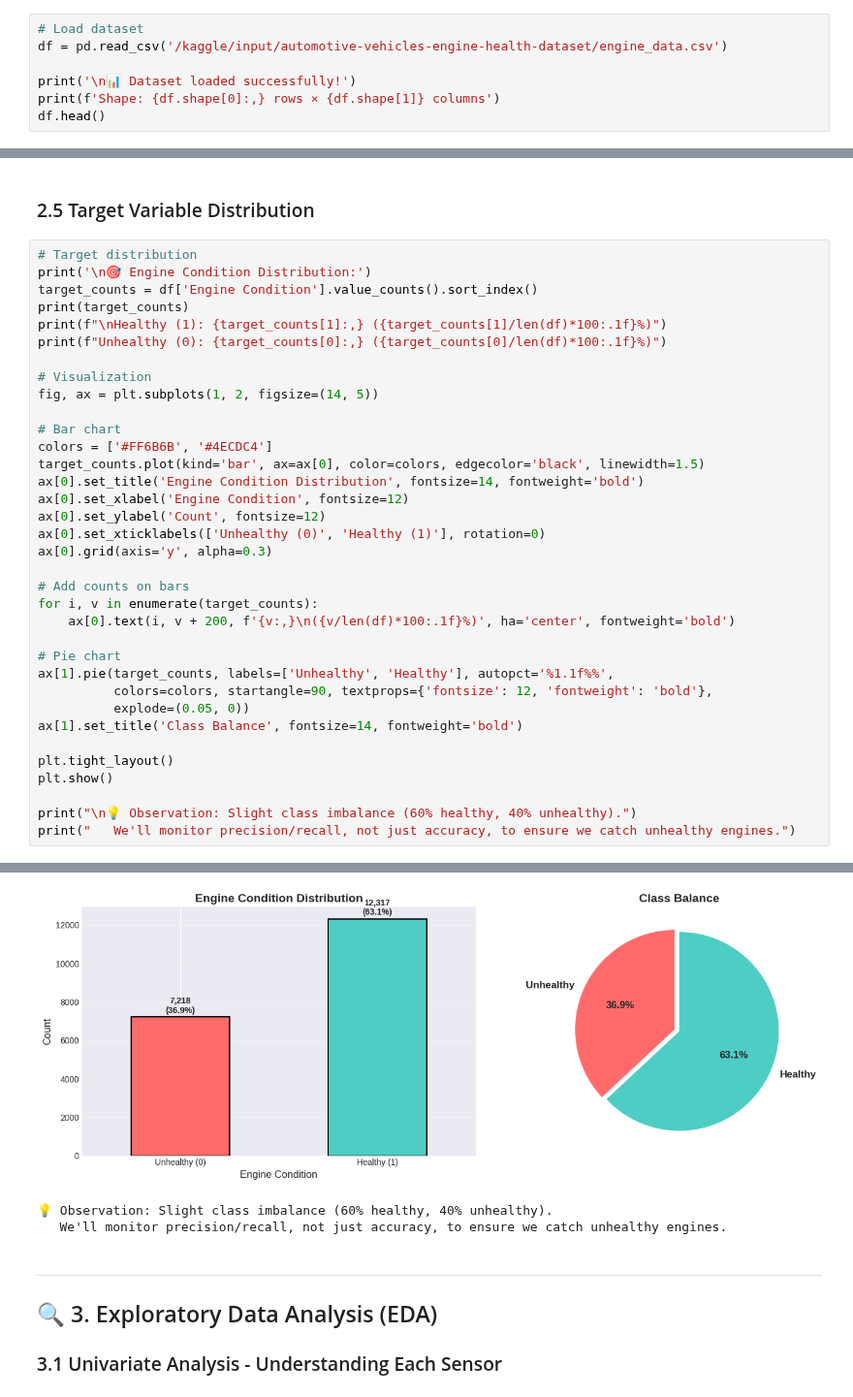
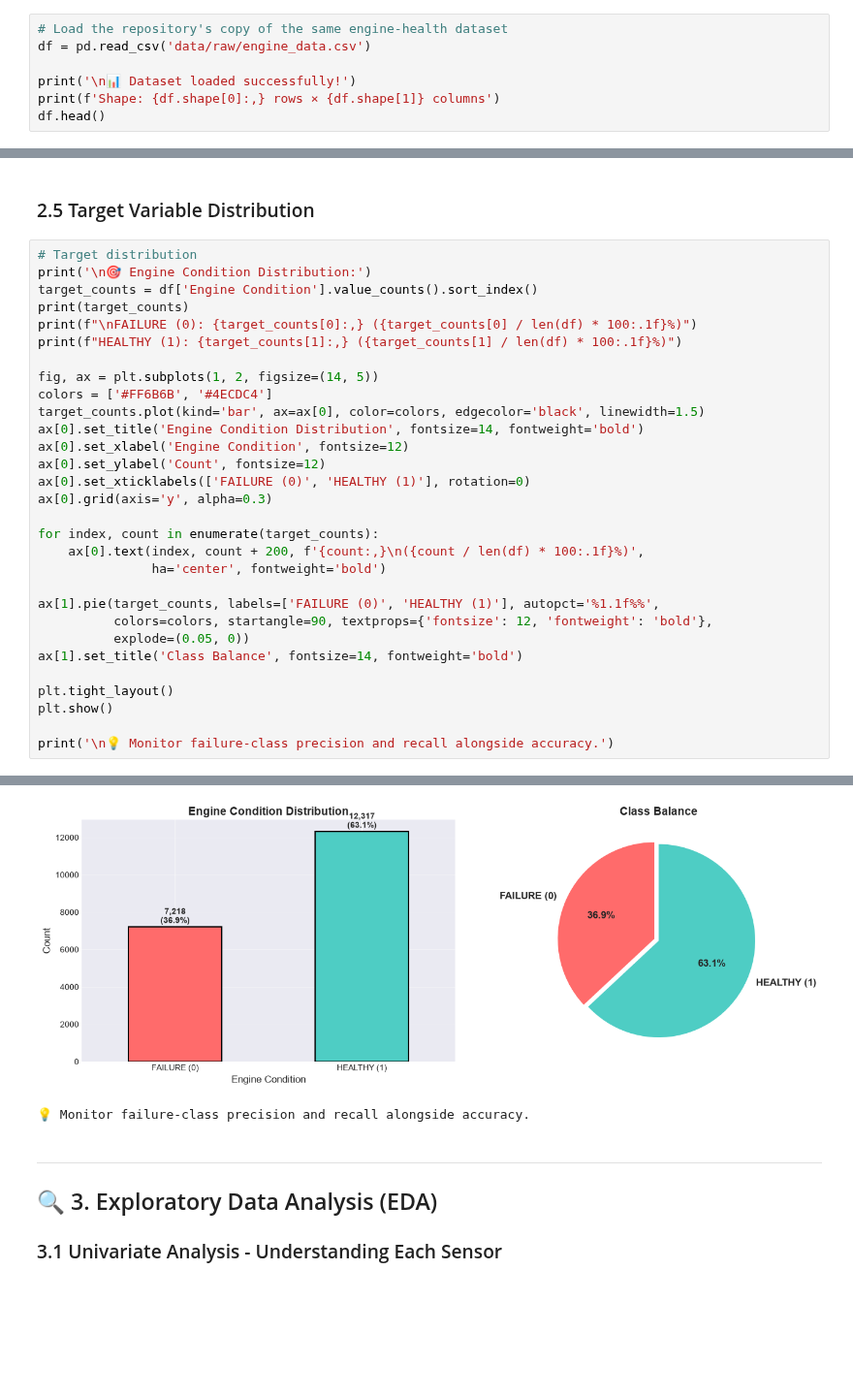
Before and after one commit to tanushreenerella/AI-Predictive-Vehicle-Maintenance, a Jupyter notebook: engine-health-prediction-69-failure-detection.ipynb, the cells around one changed output, grey strips where cells are left out. Shown at 97% size. Cells and saved outputs as stored; diff of their text form; blank space fills up the shorter version.

```diff
--- a/engine-health-prediction-69-failure-detection.ipynb
+++ b/engine-health-prediction-69-failure-detection.ipynb
@@ -104,8 +92,8 @@ print('✅ Libraries imported successfully')
 # %% [output]
 ✅ Libraries imported successfully
 # %%
-# Load dataset
-df = pd.read_csv('/kaggle/input/automotive-vehicles-engine-health-dataset/engine_data.csv')
+# Load the repository's copy of the same engine-health dataset
+df = pd.read_csv('data/raw/engine_data.csv')
 
 print('\n📊 Dataset loaded successfully!')
 print(f'Shape: {df.shape[0]:,} rows × {df.shape[1]} columns')
@@ -216,27 +202,23 @@ dtype: object
 print('\n🎯 Engine Condition Distribution:')
 target_counts = df['Engine Condition'].value_counts().sort_index()
 print(target_counts)
-print(f"\nHealthy (1): {target_counts[1]:,} ({target_counts[1]/len(df)*100:.1f}%)")
-print(f"Unhealthy (0): {target_counts[0]:,} ({target_counts[0]/len(df)*100:.1f}%)")
+print(f"\nFAILURE (0): {target_counts[0]:,} ({target_counts[0] / len(df) * 100:.1f}%)")
+print(f"HEALTHY (1): {target_counts[1]:,} ({target_counts[1] / len(df) * 100:.1f}%)")
 
-# Visualization
 fig, ax = plt.subplots(1, 2, figsize=(14, 5))
-
-# Bar chart
 colors = ['#FF6B6B', '#4ECDC4']
 target_counts.plot(kind='bar', ax=ax[0], color=colors, edgecolor='black', linewidth=1.5)
 ax[0].set_title('Engine Condition Distribution', fontsize=14, fontweight='bold')
 ax[0].set_xlabel('Engine Condition', fontsize=12)
 ax[0].set_ylabel('Count', fontsize=12)
-ax[0].set_xticklabels(['Unhealthy (0)', 'Healthy (1)'], rotation=0)
+ax[0].set_xticklabels(['FAILURE (0)', 'HEALTHY (1)'], rotation=0)
 ax[0].grid(axis='y', alpha=0.3)
 
-# Add counts on bars
-for i, v in enumerate(target_counts):
-    ax[0].text(i, v + 200, f'{v:,}\n({v/len(df)*100:.1f}%)', ha='center', fontweight='bold')
+for index, count in enumerate(target_counts):
+    ax[0].text(index, count + 200, f'{count:,}\n({count / len(df) * 100:.1f}%)',
+               ha='center', fontweight='bold')
 
-# Pie chart
-ax[1].pie(target_counts, labels=['Unhealthy', 'Healthy'], autopct='%1.1f%%',
+ax[1].pie(target_counts, labels=['FAILURE (0)', 'HEALTHY (1)'], autopct='%1.1f%%',
           colors=colors, startangle=90, textprops={'fontsize': 12, 'fontweight': 'bold'},
           explode=(0.05, 0))
 ax[1].set_title('Class Balance', fontsize=14, fontweight='bold')
@@ -244,8 +226,7 @@ ax[1].set_title('Class Balance', fontsize=14, fontweight='bold')
 plt.tight_layout()
 plt.show()
 
-print("\n💡 Observation: Slight class imbalance (60% healthy, 40% unhealthy).")
-print("   We'll monitor precision/recall, not just accuracy, to ensure we catch unhealthy engines.")
+print('\n💡 Monitor failure-class precision and recall alongside accuracy.')
 # %% [output]
 🎯 Engine Condition Distribution:
 Engine Condition
@@ -258,6 +239,5 @@ Unhealthy (0): 7,218 (36.9%)
-[figure, old version]
+[figure, new version]
-💡 Observation: Slight class imbalance (60% healthy, 40% unhealthy).
-   We'll monitor precision/recall, not just accuracy, to ensure we catch unhealthy engines.
+💡 Monitor failure-class precision and recall alongside accuracy.
 # %% [markdown]
 ---
 
```
Also changed, not shown: parts of 19 cells of this notebook, 46 other files.
